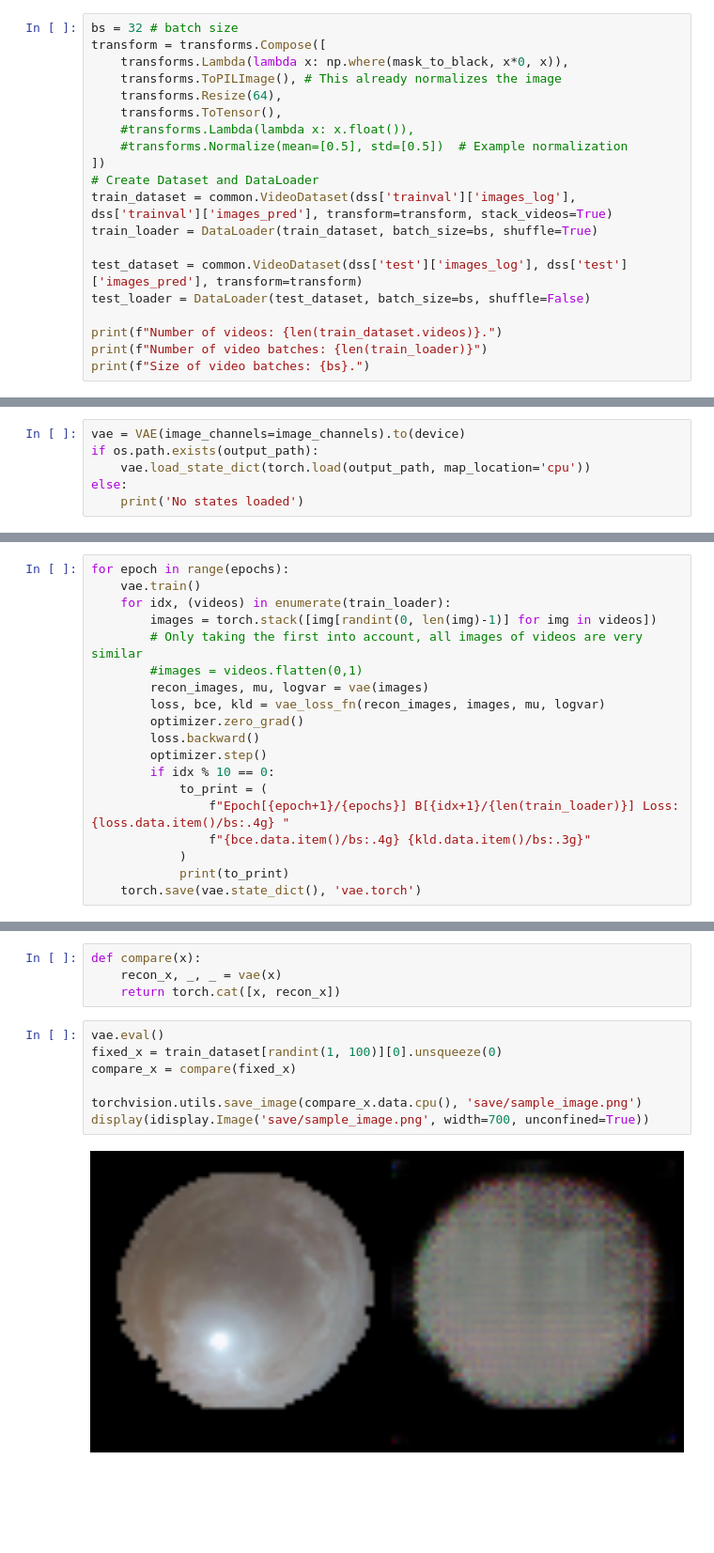
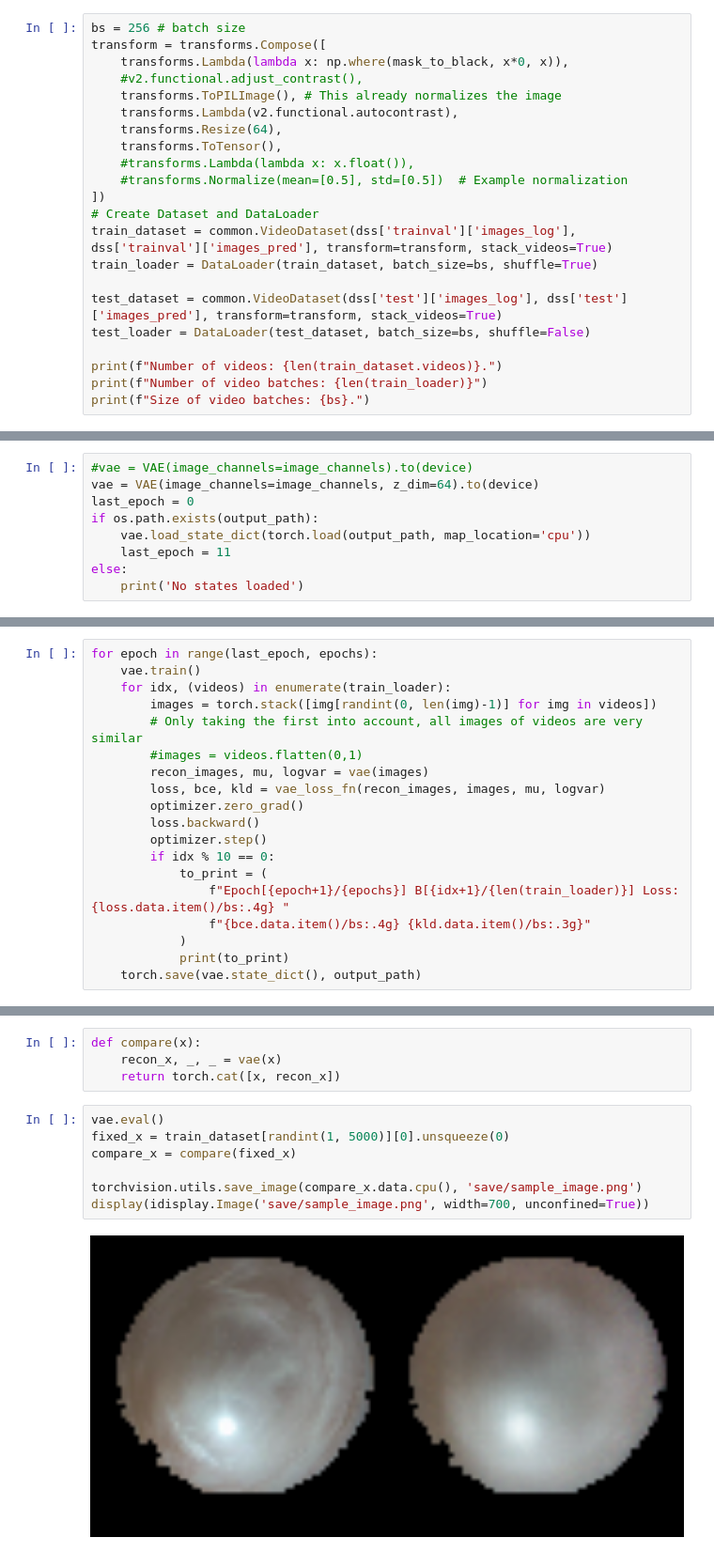
Before and after one commit to javgat/SkyMaskConvLSTM, a Jupyter notebook: codes/CNNLSTM/CNNLSTM.ipynb, the cells around one changed output, grey strips where cells are left out. Shown at 94% size. Saved outputs shown, nothing was run; the diff lists cells and outputs as text; blank space fills up the shorter version.

```diff
--- a/codes/CNNLSTM/CNNLSTM.ipynb
+++ b/codes/CNNLSTM/CNNLSTM.ipynb
@@ -89,10 +90,12 @@ mask_to_black = np.where(np.expand_dims(mask_to_black, 2), empty_mask, empty_mas
 2422
 4096
 # %%
-bs = 32 # batch size
+bs = 256 # batch size
 transform = transforms.Compose([
     transforms.Lambda(lambda x: np.where(mask_to_black, x*0, x)),
+    #v2.functional.adjust_contrast(),
     transforms.ToPILImage(), # This already normalizes the image
+    transforms.Lambda(v2.functional.autocontrast),
     transforms.Resize(64),
     transforms.ToTensor(),
     #transforms.Lambda(lambda x: x.float()),
@@ -102,7 +105,7 @@ transform = transforms.Compose([
 train_dataset = common.VideoDataset(dss['trainval']['images_log'], dss['trainval']['images_pred'], transform=transform, stack_videos=True)
 train_loader = DataLoader(train_dataset, batch_size=bs, shuffle=True)
 
-test_dataset = common.VideoDataset(dss['test']['images_log'], dss['test']['images_pred'], transform=transform)
+test_dataset = common.VideoDataset(dss['test']['images_log'], dss['test']['images_pred'], transform=transform, stack_videos=True)
 test_loader = DataLoader(test_dataset, batch_size=bs, shuffle=False)
 
 print(f"Number of videos: {len(train_dataset.videos)}.")
@@ -131,8 +134,11 @@ Number of images per batch: 992
 # %%
 image_channels = fixed_x[0].size(1)
 # %%
-vae = VAE(image_channels=image_channels).to(device)
+#vae = VAE(image_channels=image_channels).to(device)
+vae = VAE(image_channels=image_channels, z_dim=64).to(device)
+last_epoch = 0
 if os.path.exists(output_path):
     vae.load_state_dict(torch.load(output_path, map_location='cpu'))
+    last_epoch = 11
 else:
     print('No states loaded')
@@ -149,7 +153,7 @@ optimizer = torch.optim.Adam(vae.parameters(), lr=1e-3)
 # %%
 epochs = 20
 # %%
-for epoch in range(epochs):
+for epoch in range(last_epoch, epochs):
     vae.train()
     for idx, (videos) in enumerate(train_loader):
         images = torch.stack([img[randint(0, len(img)-1)] for img in videos])
@@ -166,5 +170,5 @@ for epoch in range(epochs):
                 f"{bce.data.item()/bs:.4g} {kld.data.item()/bs:.3g}"
             )
             print(to_print)
-    torch.save(vae.state_dict(), 'vae.torch')
+    torch.save(vae.state_dict(), output_path)
 # %% [output]
@@ -191,10 +196,10 @@ def compare(x):
     return torch.cat([x, recon_x])
 # %%
 vae.eval()
-fixed_x = train_dataset[randint(1, 100)][0].unsqueeze(0)
+fixed_x = train_dataset[randint(1, 5000)][0].unsqueeze(0)
 compare_x = compare(fixed_x)
 
 torchvision.utils.save_image(compare_x.data.cpu(), 'save/sample_image.png')
 display(idisplay.Image('save/sample_image.png', width=700, unconfined=True))
 # %% [output]
-[figure, old version]
+[figure, new version]
```
Also changed, not shown: parts of 8 cells of this notebook, 2 other files.
